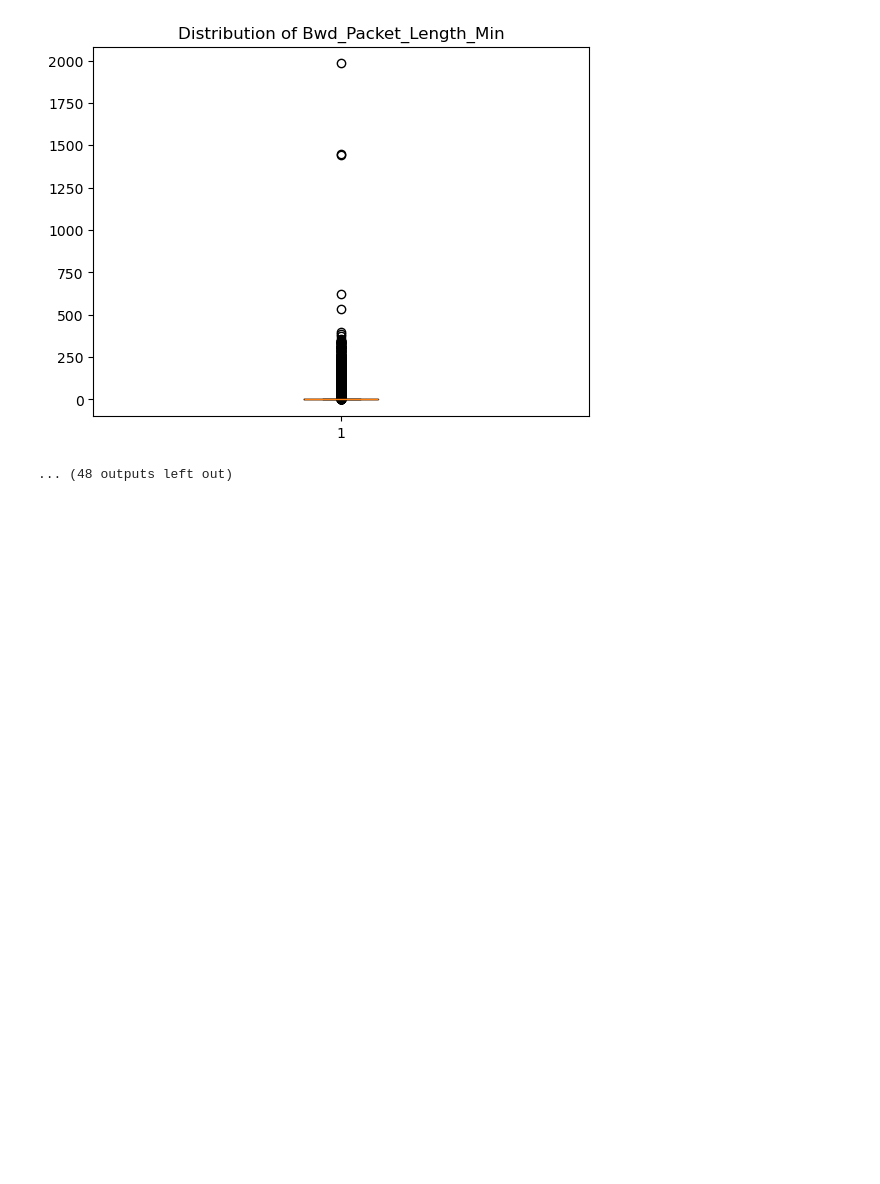
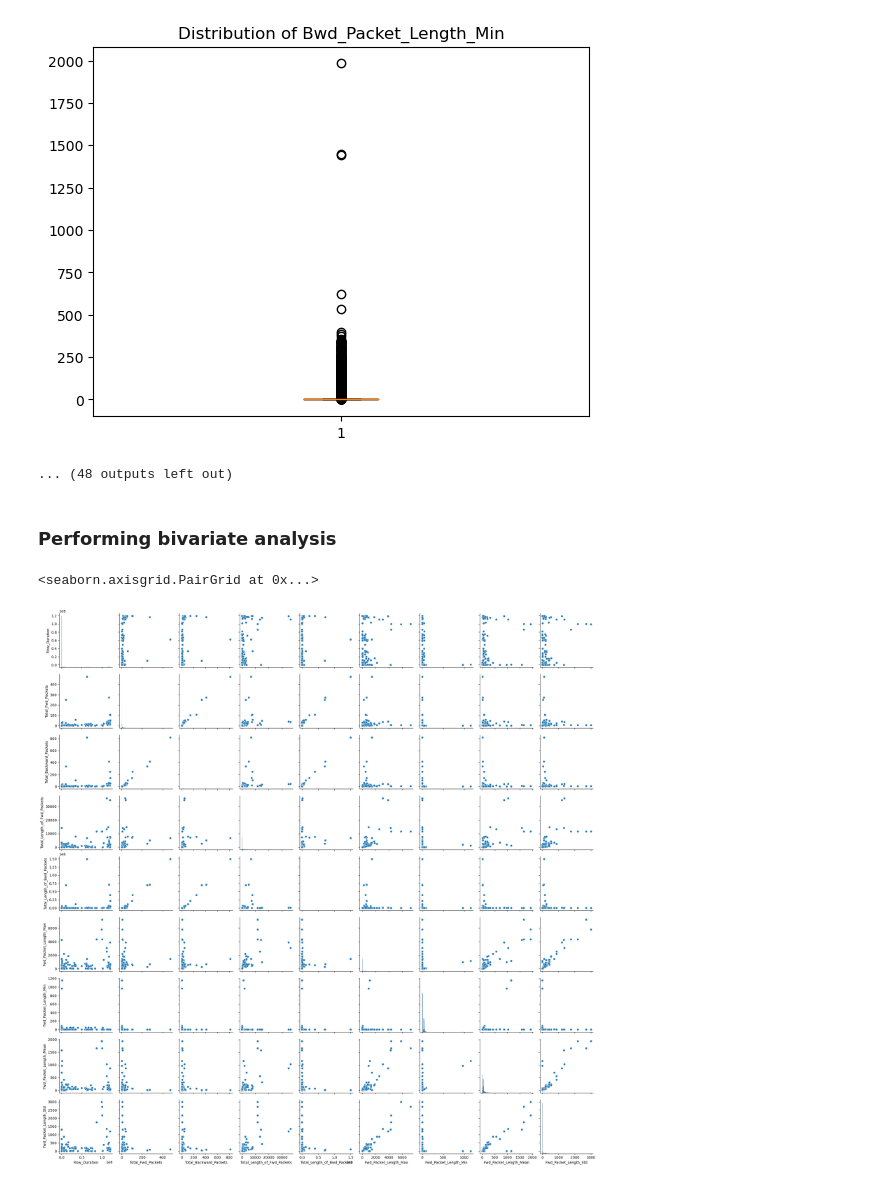
Before and after one commit to lnelson8/COMP-479-Final-Project, a Jupyter notebook: Final_Project_Code.ipynb, the cells around one changed output. Saved outputs shown, nothing was run; the diff lists cells and outputs as text; code cells hidden in the pictures; blank space fills up the shorter version.

Commit message:
finished bivariate analysis

```diff
--- a/Final_Project_Code.ipynb
+++ b/Final_Project_Code.ipynb
@@ -294,7 +294,14 @@ for col in data.columns:
 [figure]
 [figure]
 ... (48 outputs left out)
+# %% [markdown]
+### Performing bivariate analysis
 # %%
 # doing pair plots for a subset of rows
 import seaborn as sns
-data_subset = data.iloc[1:10, :]
+# doing pairplots for the first 10 columns
+data_subset = data.iloc[1:500,1:10]
+sns.pairplot(data_subset)
+# %% [output]
+<seaborn.axisgrid.PairGrid at 0x...>
+[figure, added]
```
Also changed, not shown: parts of 3 cells of this notebook.
